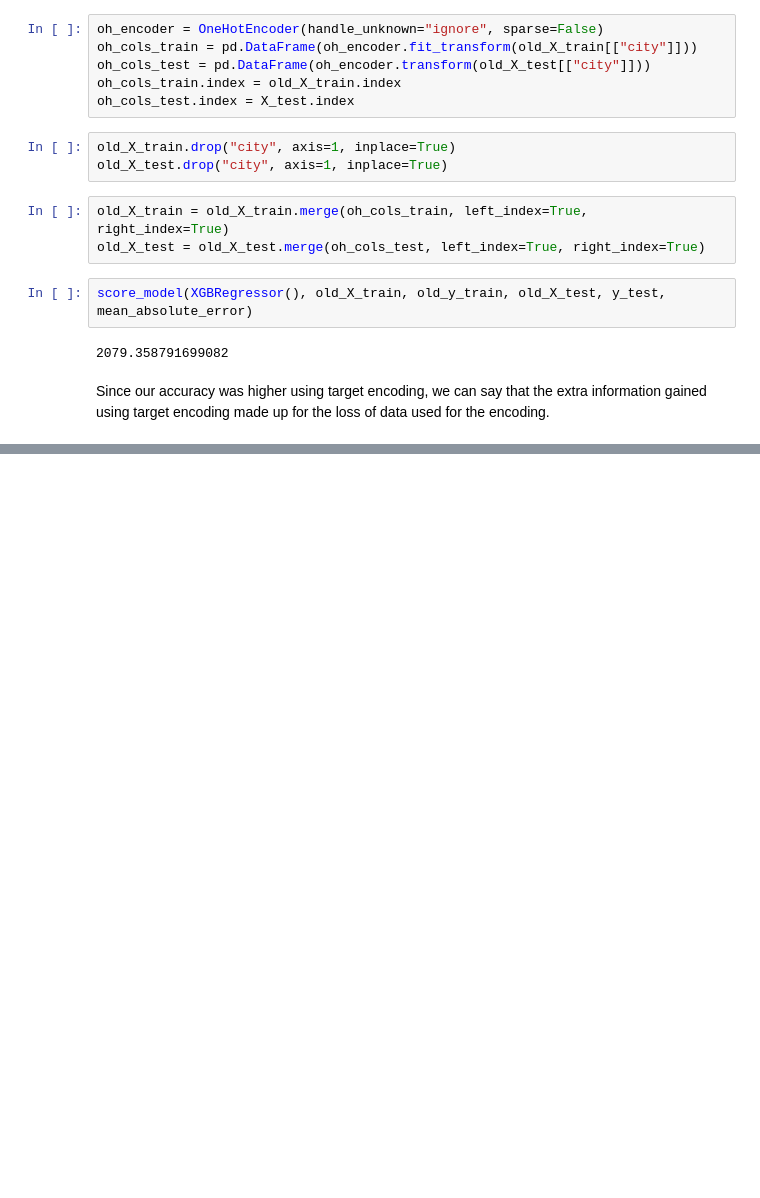
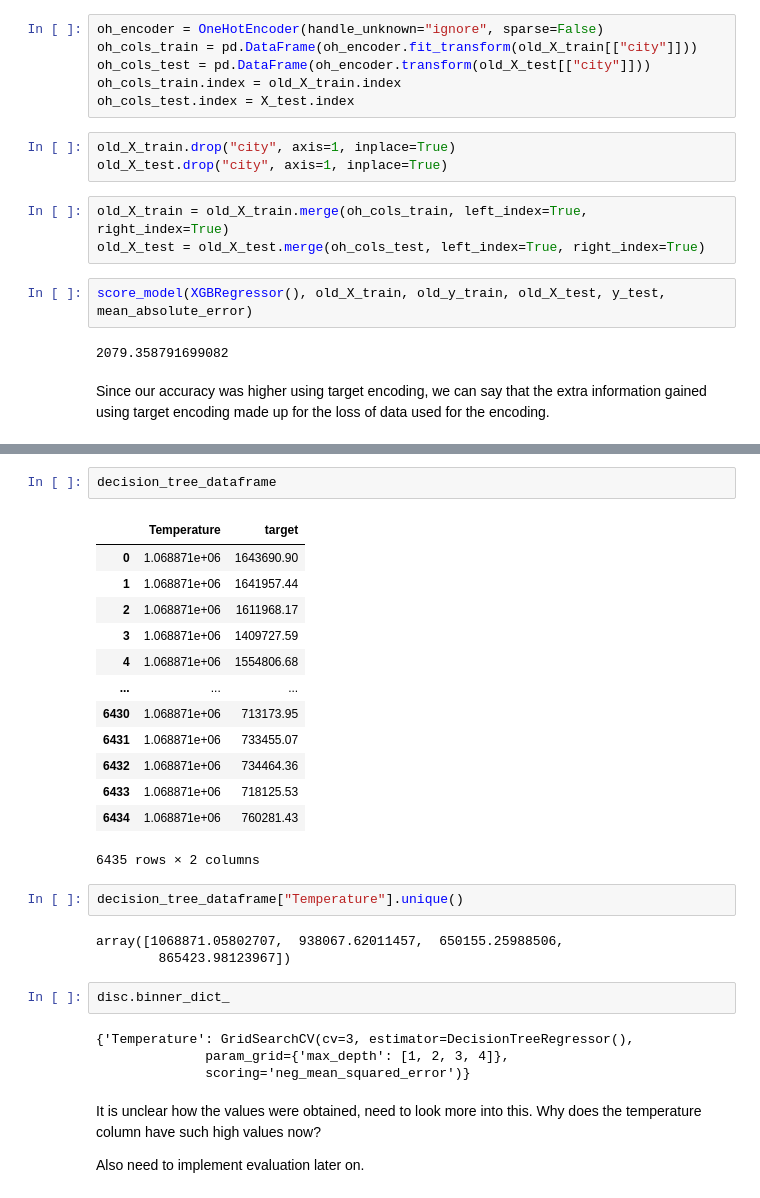
Before and after one commit to karimzakir02/Jupyters, a Jupyter notebook: Feature Engineering Compendium.ipynb, the cells around one changed output, grey strips where cells are left out. Saved outputs shown, nothing was run; the diff lists cells and outputs as text; blank space fills up the shorter version.

```diff
--- a/Feature Engineering Compendium.ipynb
+++ b/Feature Engineering Compendium.ipynb
@@ -438,0 +585,31 @@ Since our accuracy was higher using target encoding, we can say that the extra i
+# %%
+decision_tree_dataframe
+# %% [output]
+|  | Temperature | target |
+| 0 | 1.068871e+06 | 1643690.90 |
+| 1 | 1.068871e+06 | 1641957.44 |
+| 2 | 1.068871e+06 | 1611968.17 |
+| 3 | 1.068871e+06 | 1409727.59 |
+| 4 | 1.068871e+06 | 1554806.68 |
+| ... | ... | ... |
+| 6430 | 1.068871e+06 | 713173.95 |
+| 6431 | 1.068871e+06 | 733455.07 |
+| 6432 | 1.068871e+06 | 734464.36 |
+| 6433 | 1.068871e+06 | 718125.53 |
+| 6434 | 1.068871e+06 | 760281.43 |
+6435 rows × 2 columns
+# %%
+decision_tree_dataframe["Temperature"].unique()
+# %% [output]
+array([1068871.05802707,  938067.62011457,  650155.25988506,
+        865423.98123967])
+# %%
+disc.binner_dict_
+# %% [output]
+{'Temperature': GridSearchCV(cv=3, estimator=DecisionTreeRegressor(),
+              param_grid={'max_depth': [1, 2, 3, 4]},
+              scoring='neg_mean_squared_error')}
+# %% [markdown]
+It is unclear how the values were obtained, need to look more into this. Why does the temperature column have such high values now?
+
+Also need to implement evaluation later on.
```
Also changed, not shown: parts of 23 cells of this notebook.
